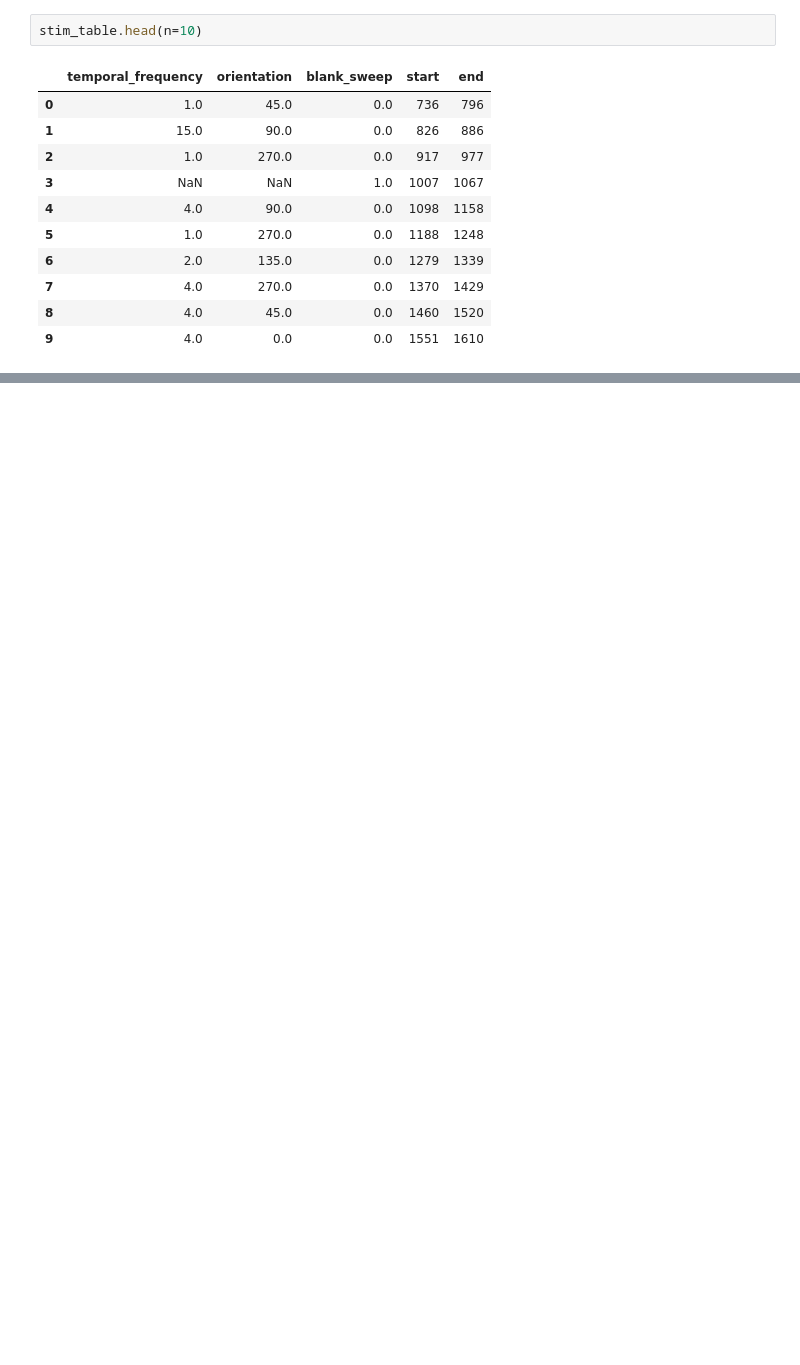
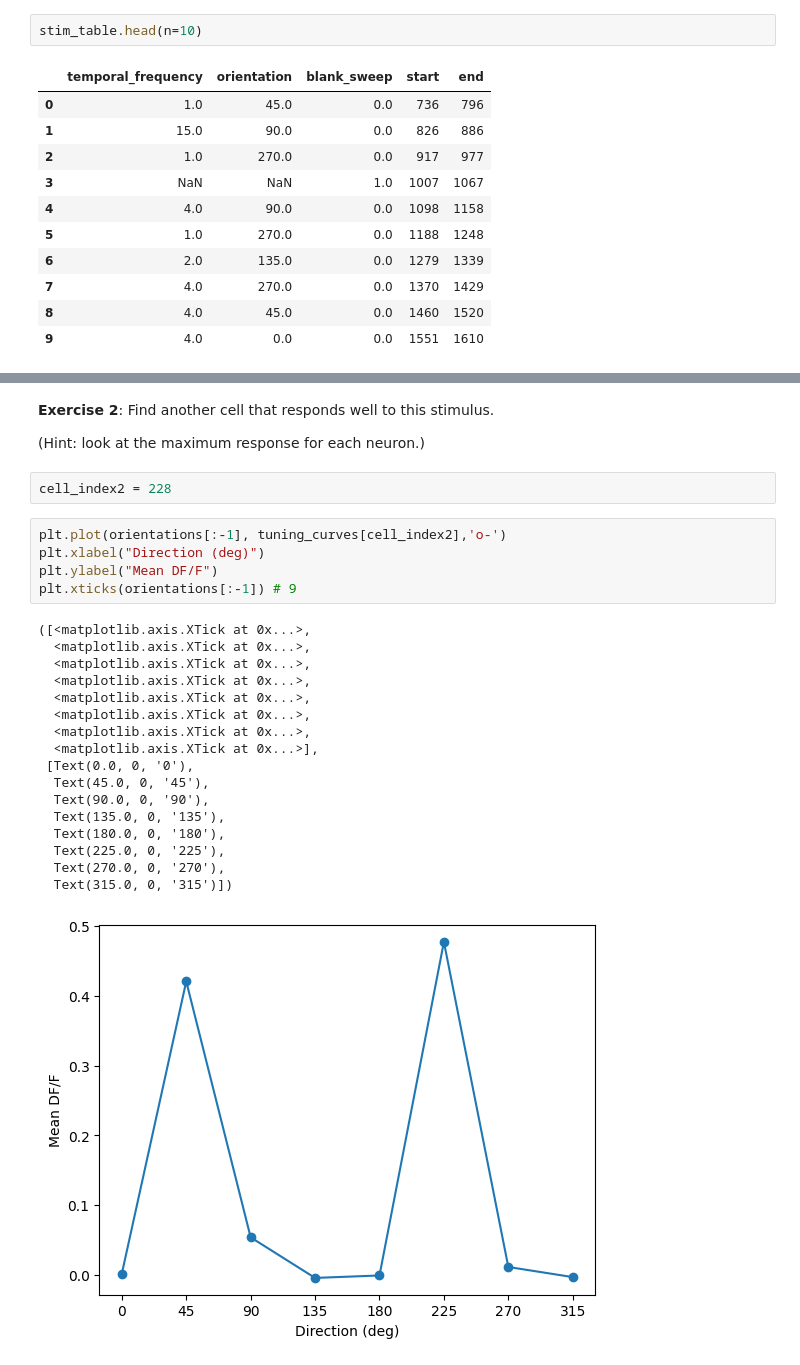
Before and after one commit to saskiad/AMATH_Visual_Coding, a Jupyter notebook: Decoding.ipynb, the cells around one changed output, grey strips where cells are left out. Drawn from its saved outputs; the diff is of its cells as text; blank space fills up the shorter version.

```diff
--- a/Decoding.ipynb
+++ b/Decoding.ipynb
@@ -416,0 +205,29 @@ Text(0.5, 1.0, 'Cell 541513979')
+# %% [markdown]
+**Exercise 2**:  Find another cell that responds well to this stimulus.
+
+(Hint:  look at the maximum response for each neuron.)
+# %%
+cell_index2 = 228
+# %%
+plt.plot(orientations[:-1], tuning_curves[cell_index2],'o-')
+plt.xlabel("Direction (deg)")
+plt.ylabel("Mean DF/F")
+plt.xticks(orientations[:-1]) # 9
+# %% [output]
+([<matplotlib.axis.XTick at 0x...>,
+  <matplotlib.axis.XTick at 0x...>,
+  <matplotlib.axis.XTick at 0x...>,
+  <matplotlib.axis.XTick at 0x...>,
+  <matplotlib.axis.XTick at 0x...>,
+  <matplotlib.axis.XTick at 0x...>,
+  <matplotlib.axis.XTick at 0x...>,
+  <matplotlib.axis.XTick at 0x...>],
+ [Text(0.0, 0, '0'),
+  Text(45.0, 0, '45'),
+  Text(90.0, 0, '90'),
+  Text(135.0, 0, '135'),
+  Text(180.0, 0, '180'),
+  Text(225.0, 0, '225'),
+  Text(270.0, 0, '270'),
+  Text(315.0, 0, '315')])
+[figure, added]
```
Also changed, not shown: parts of 119 cells of this notebook.
